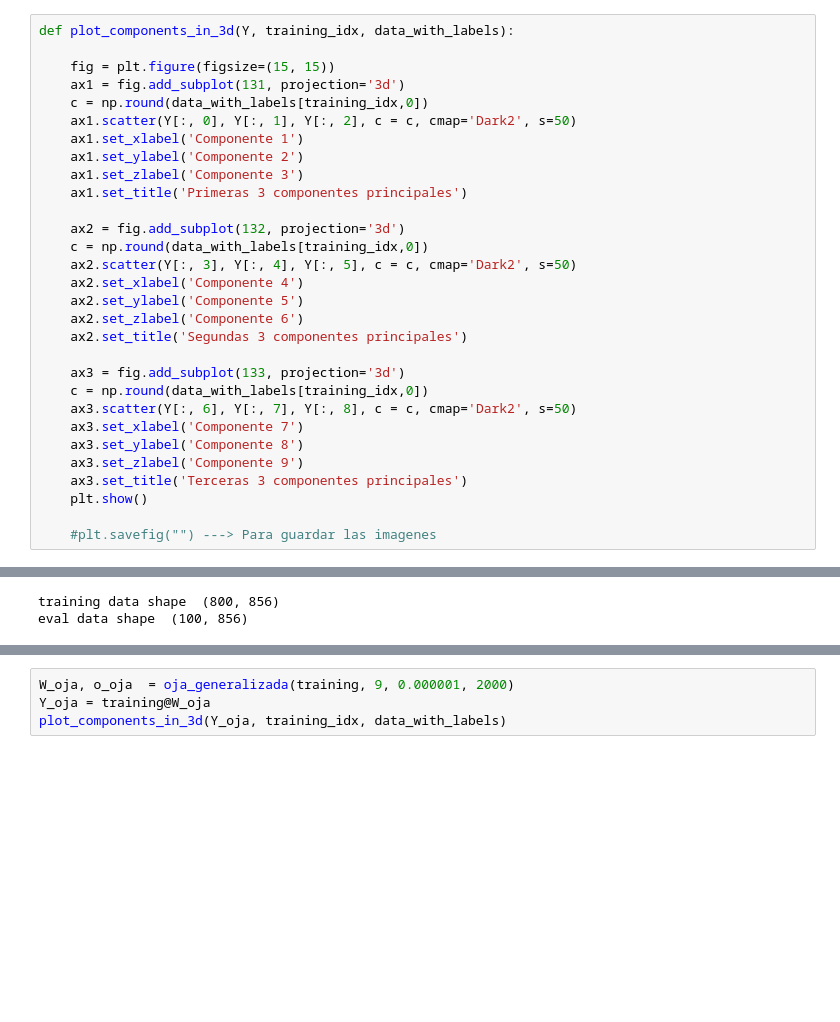
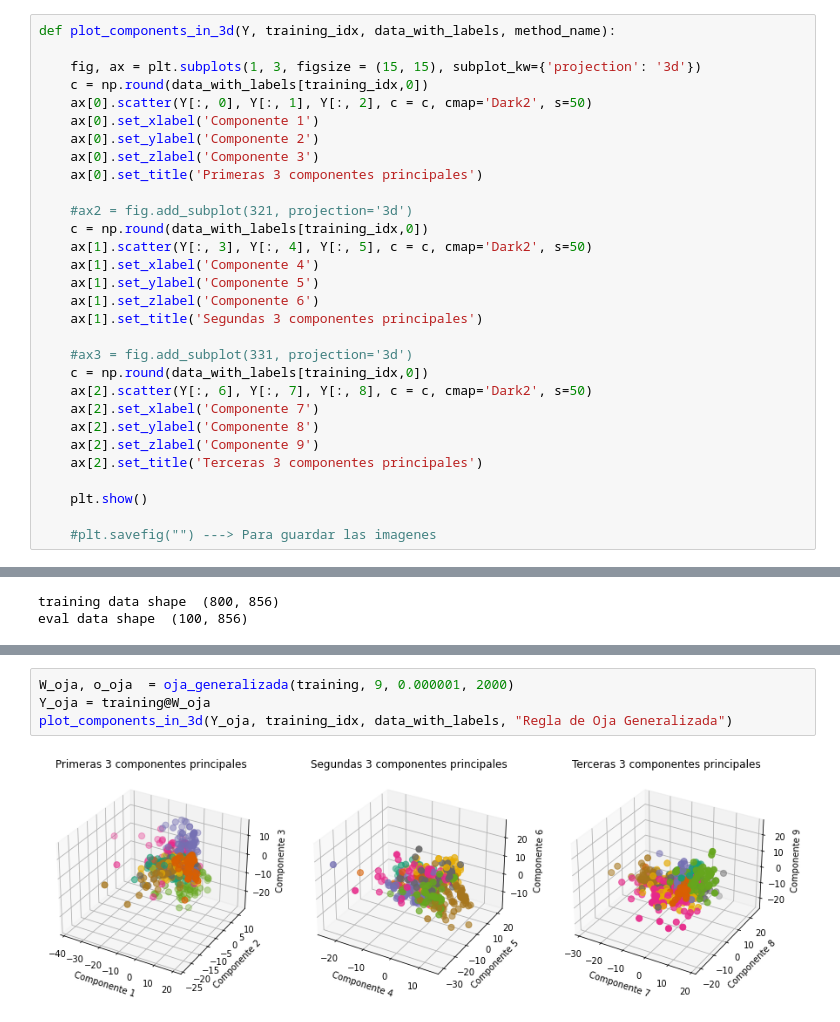
Before and after one commit to AlexONEX/2023-1C-RN-TP2, a Jupyter notebook: src/tp2.ipynb, the cells around one changed output, grey strips where cells are left out. Saved outputs shown, nothing was run; the diff lists cells and outputs as text; blank space fills up the shorter version.

```diff
--- a/src/tp2.ipynb
+++ b/src/tp2.ipynb
@@ -65,32 +99,32 @@ def sanger(X, M, lr, epochs=100, decay_rate= 1e-7):
 # %% [markdown]
 ### Visualización de las componentes de a 3
 # %%
-def plot_components_in_3d(Y, training_idx, data_with_labels):
+def plot_components_in_3d(Y, training_idx, data_with_labels, method_name):
 
-    fig = plt.figure(figsize=(15, 15))
-    ax1 = fig.add_subplot(131, projection='3d')
+    fig, ax = plt.subplots(1, 3, figsize = (15, 15), subplot_kw={'projection': '3d'})
     c = np.round(data_with_labels[training_idx,0])
-    ax1.scatter(Y[:, 0], Y[:, 1], Y[:, 2], c = c, cmap='Dark2', s=50)
-    ax1.set_xlabel('Componente 1')
-    ax1.set_ylabel('Componente 2')
-    ax1.set_zlabel('Componente 3')
-    ax1.set_title('Primeras 3 componentes principales')
+    ax[0].scatter(Y[:, 0], Y[:, 1], Y[:, 2], c = c, cmap='Dark2', s=50)
+    ax[0].set_xlabel('Componente 1')
+    ax[0].set_ylabel('Componente 2')
+    ax[0].set_zlabel('Componente 3')
+    ax[0].set_title('Primeras 3 componentes principales')
 
-    ax2 = fig.add_subplot(132, projection='3d')
+    #ax2 = fig.add_subplot(321, projection='3d')
     c = np.round(data_with_labels[training_idx,0])
-    ax2.scatter(Y[:, 3], Y[:, 4], Y[:, 5], c = c, cmap='Dark2', s=50)
-    ax2.set_xlabel('Componente 4')
-    ax2.set_ylabel('Componente 5')
-    ax2.set_zlabel('Componente 6')
-    ax2.set_title('Segundas 3 componentes principales')
+    ax[1].scatter(Y[:, 3], Y[:, 4], Y[:, 5], c = c, cmap='Dark2', s=50)
+    ax[1].set_xlabel('Componente 4')
+    ax[1].set_ylabel('Componente 5')
+    ax[1].set_zlabel('Componente 6')
+    ax[1].set_title('Segundas 3 componentes principales')
 
-    ax3 = fig.add_subplot(133, projection='3d')
+    #ax3 = fig.add_subplot(331, projection='3d')
     c = np.round(data_with_labels[training_idx,0])
-    ax3.scatter(Y[:, 6], Y[:, 7], Y[:, 8], c = c, cmap='Dark2', s=50)
-    ax3.set_xlabel('Componente 7')
-    ax3.set_ylabel('Componente 8')
-    ax3.set_zlabel('Componente 9')
-    ax3.set_title('Terceras 3 componentes principales')
+    ax[2].scatter(Y[:, 6], Y[:, 7], Y[:, 8], c = c, cmap='Dark2', s=50)
+    ax[2].set_xlabel('Componente 7')
+    ax[2].set_ylabel('Componente 8')
+    ax[2].set_zlabel('Componente 9')
+    ax[2].set_title('Terceras 3 componentes principales')
+
     plt.show()
 
     #plt.savefig("") ---> Para guardar las imagenes
@@ -145,5 +182,7 @@ eval data shape  (100, 856)
 # %%
 W_oja, o_oja  = oja_generalizada(training, 9, 0.000001, 2000)
 Y_oja = training@W_oja
-plot_components_in_3d(Y_oja, training_idx, data_with_labels)
+plot_components_in_3d(Y_oja, training_idx, data_with_labels, "Regla de Oja Generalizada")
+# %% [output]
+[figure, added]
 # %%
```
Also changed, not shown: parts of 6 cells of this notebook, 1 other file.
